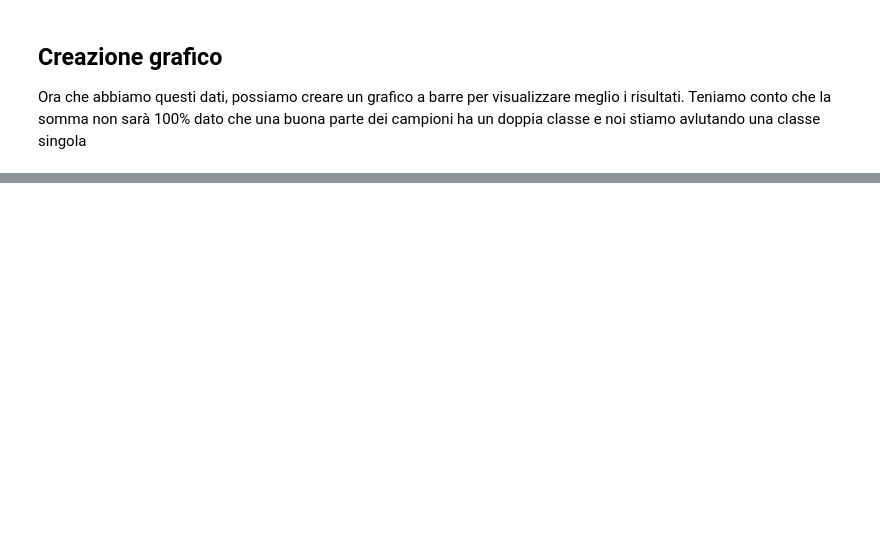
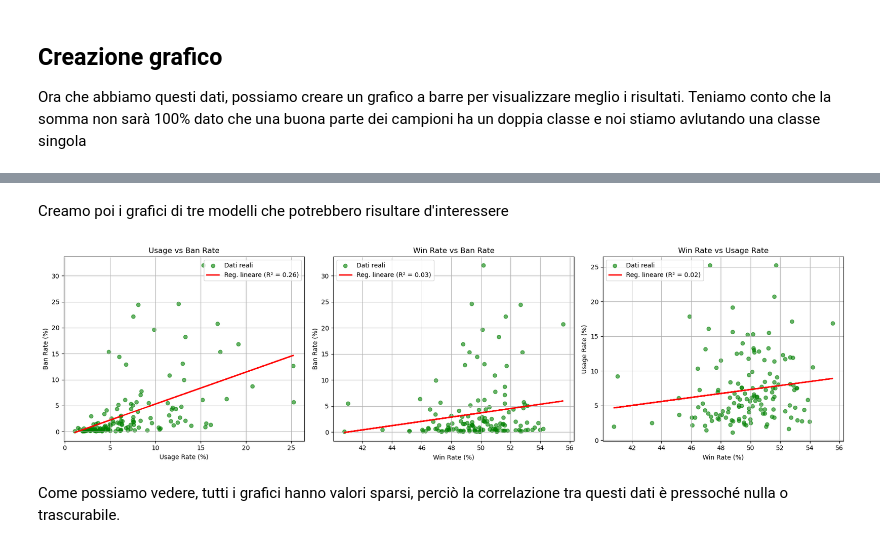
Before and after one commit to FedeDL777/DIP-Project, a Jupyter notebook: main.ipynb, the cells around one changed output, grey strips where cells are left out. Cells and saved outputs as stored; diff of their text form; code cells hidden in the pictures; blank space fills up the shorter version.

Commit message:
Attempt of linear Regression

```diff
--- a/main.ipynb
+++ b/main.ipynb
@@ -399,0 +448,34 @@ plt.show()
+# %% [markdown]
+Creamo poi i grafici di tre modelli che potrebbero risultare d'interessere
+# %%
+# Crea 3 subplot
+fig, axes = plt.subplots(1, 3, figsize=(18, 5))
+
+for i in range(3):
+    ax = axes[i]
+    x = x_list[i]
+    y = y_list[i]
+    X = x.values.reshape(-1, 1)
+
+    # Fit modello di regressione
+    model = LinearRegression()
+    model.fit(X, y)
+    y_pred = model.predict(X)
+    score = model.score(X, y)
+
+    # Plot dati reali e retta di regressione
+    ax.scatter(x, y, color="green", alpha=0.6, label="Dati reali")
+    ax.plot(x, y_pred, color="red", linewidth=2, label=f"Reg. lineare (R² = {score:.2f})")
+
+    ax.set_xlabel(x_labels[i])
+    ax.set_ylabel(y_labels[i])
+    ax.set_title(titles[i])
+    ax.legend()
+    ax.grid(True)
+
+plt.tight_layout()
+plt.show()
+# %% [output]
+[figure, added]
+# %% [markdown]
+Come possiamo vedere, tutti i grafici hanno valori sparsi, perciò la correlazione tra questi dati è pressoché nulla o trascurabile.
```
Also changed, not shown: parts of 13 cells of this notebook.
